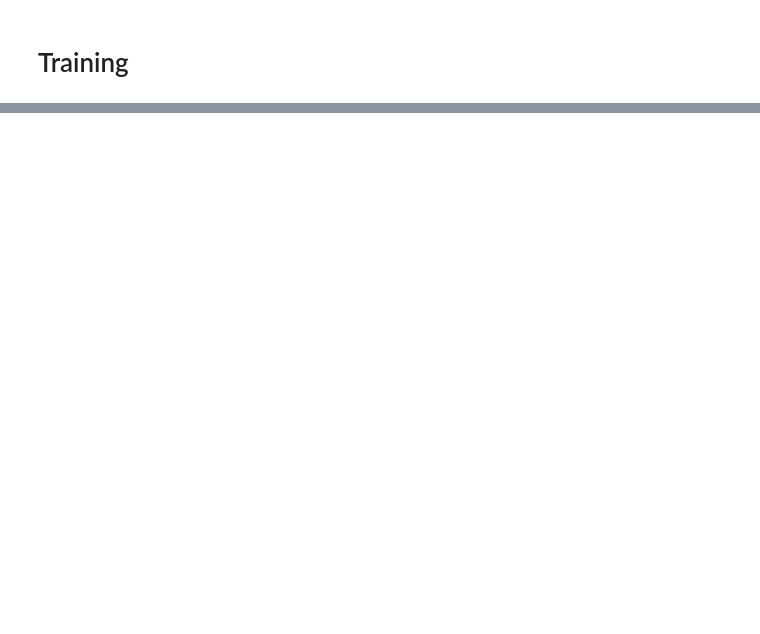
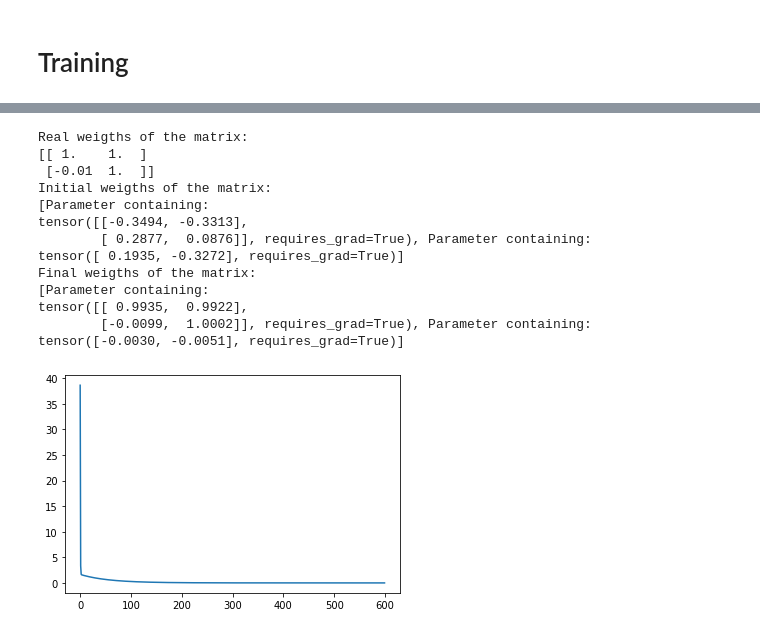
Before and after one commit to KennethThNg/Semester-project-dynamical-system-learning, a Jupyter notebook: simple_pendulum.ipynb, the cells around one changed output, grey strips where cells are left out. Saved outputs shown, nothing was run; the diff lists cells and outputs as text; code cells hidden in the pictures; blank space fills up the shorter version.

```diff
--- a/simple_pendulum.ipynb
+++ b/simple_pendulum.ipynb
@@ -795,0 +244,45 @@ tensor([[2.0170, 0.7242],
+# %%
+#with bias
+model = DynamicalSystemModel(2, 2, True)
+loss_fn = nn.MSELoss()
+optimizer = optim.SGD(model.parameters(), lr=0.01)
+print('Real weigths of the matrix:')
+print(AA)
+print('Initial weigths of the matrix:')
+print(list(model.parameters()))
+
+train_loss = []
+
+for epoch in range(600):  # number of epochs
+    # Step 1. Remember that Pytorch accumulates gradients.
+    # We need to clear them out before each instance
+    model.zero_grad()
+
+    # Step 2. Run our forward pass.
+    prediction = model(train_x) #minibatches of size 1: to be modified
+    # Step 3. Compute the loss, gradients, and update the parameters by
+    #  calling optimizer.step()
+    loss = loss_fn(prediction, train_y)
+    train_loss.append(loss)
+    loss.backward()
+    optimizer.step()
+
+print('Final weigths of the matrix:')
+print(list(model.parameters()))
+plt.plot(train_loss)
+plt.show()
+# %% [output]
+Real weigths of the matrix:
+[[ 1.    1.  ]
+ [-0.01  1.  ]]
+Initial weigths of the matrix:
+[Parameter containing:
+tensor([[-0.3494, -0.3313],
+        [ 0.2877,  0.0876]], requires_grad=True), Parameter containing:
+tensor([ 0.1935, -0.3272], requires_grad=True)]
+Final weigths of the matrix:
+[Parameter containing:
+tensor([[ 0.9935,  0.9922],
+        [-0.0099,  1.0002]], requires_grad=True), Parameter containing:
+tensor([-0.0030, -0.0051], requires_grad=True)]
+[figure, added]
```
Also changed, not shown: parts of 32 cells of this notebook.
